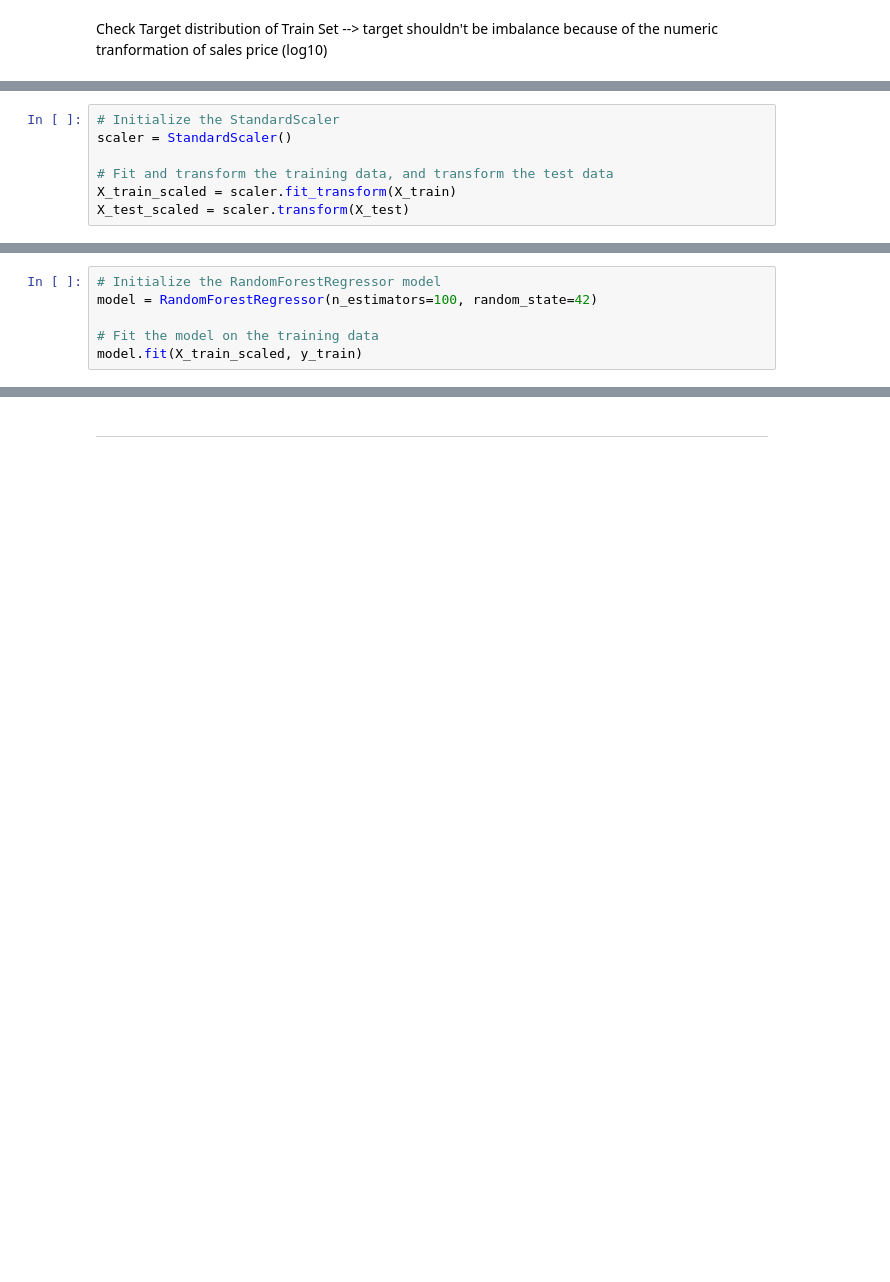
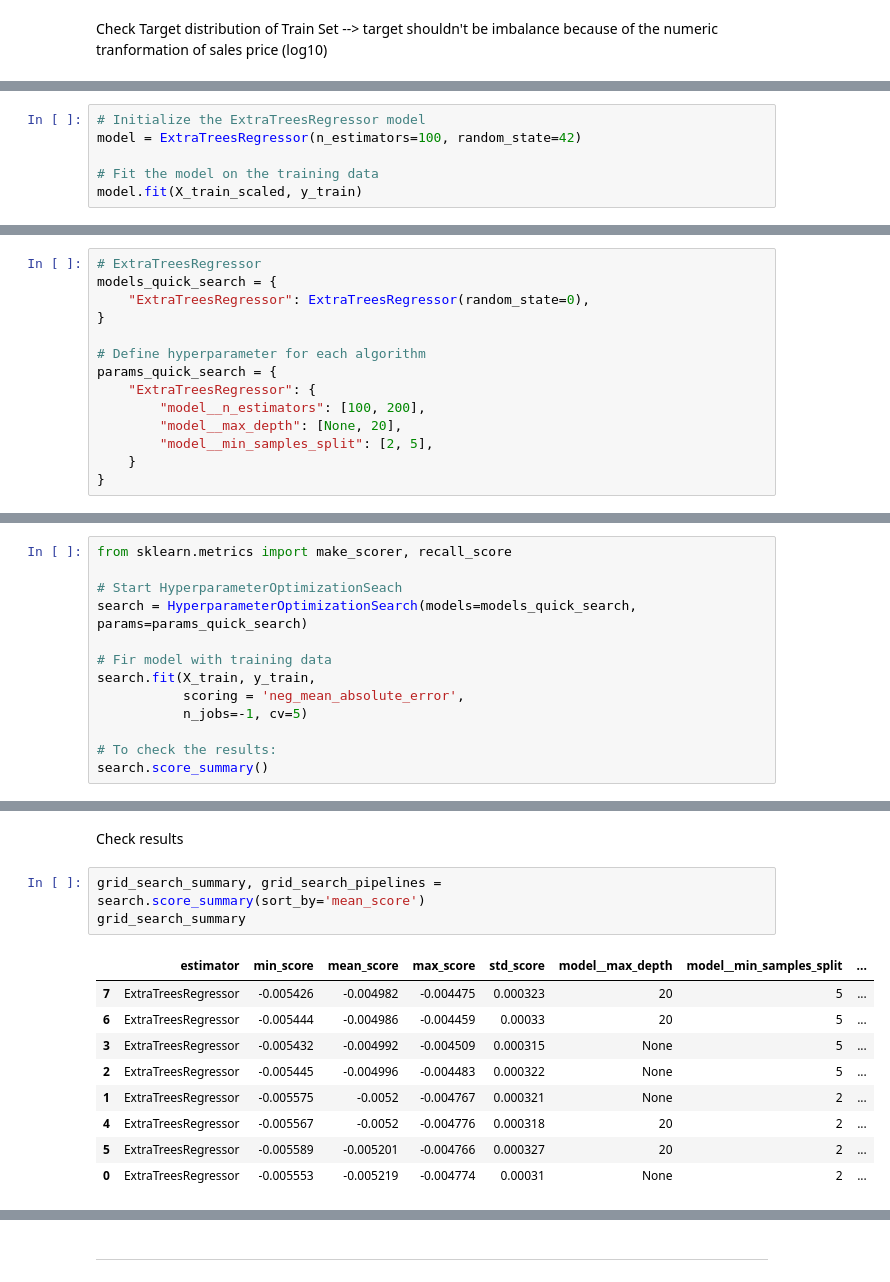
Before and after one commit to Fl0W97/ci-c5-housing-market-prices, a Jupyter notebook: jupyter_notebooks/04_modeling_and_evaluation_regression.ipynb, the cells around one changed output, grey strips where cells are left out. Cells and saved outputs as stored; diff of their text form; blank space fills up the shorter version.

```diff
--- a/jupyter_notebooks/04_modeling_and_evaluation_regression.ipynb
+++ b/jupyter_notebooks/04_modeling_and_evaluation_regression.ipynb
@@ -316,7 +320,0 @@ Using a model that is sensitive to the scale of data (like linear models or k-ne
-# %%
-# Initialize the StandardScaler
-scaler = StandardScaler()
-
-# Fit and transform the training data, and transform the test data
-X_train_scaled = scaler.fit_transform(X_train)
-X_test_scaled = scaler.transform(X_test)
@@ -325,6 +438,6 @@ X_test_scaled = scaler.transform(X_test)
 # %%
-# Initialize the RandomForestRegressor model
-model = RandomForestRegressor(n_estimators=100, random_state=42)
+# Initialize the ExtraTreesRegressor model
+model = ExtraTreesRegressor(n_estimators=100, random_state=42)
 
 # Fit the model on the training data
 model.fit(X_train_scaled, y_train)
@@ -332,0 +446,14 @@ RandomForestRegressor(random_state=42)
+# %%
+# ExtraTreesRegressor
+models_quick_search = {
+    "ExtraTreesRegressor": ExtraTreesRegressor(random_state=0),
+}
+
+# Define hyperparameter for each algorithm
+params_quick_search = {
+    "ExtraTreesRegressor": {
+        "model__n_estimators": [100, 200],
+        "model__max_depth": [None, 20],
+        "model__min_samples_split": [2, 5],
+    }
+}
@@ -332,0 +462,13 @@ RandomForestRegressor(random_state=42)
+# %%
+from sklearn.metrics import make_scorer, recall_score
+
+# Start HyperparameterOptimizationSeach
+search = HyperparameterOptimizationSearch(models=models_quick_search, params=params_quick_search)
+
+# Fir model with training data
+search.fit(X_train, y_train,
+           scoring = 'neg_mean_absolute_error',
+           n_jobs=-1, cv=5)
+
+# To check the results:
+search.score_summary()
@@ -332,0 +496,15 @@ RandomForestRegressor(random_state=42)
+# %% [markdown]
+Check results
+# %%
+grid_search_summary, grid_search_pipelines = search.score_summary(sort_by='mean_score')
+grid_search_summary
+# %% [output]
+|  | estimator | min_score | mean_score | max_score | std_score | model__max_depth | model__min_samples_split | ... |
+| 7 | ExtraTreesRegressor | -0.005426 | -0.004982 | -0.004475 | 0.000323 | 20 | 5 | ... |
+| 6 | ExtraTreesRegressor | -0.005444 | -0.004986 | -0.004459 | 0.00033 | 20 | 5 | ... |
+| 3 | ExtraTreesRegressor | -0.005432 | -0.004992 | -0.004509 | 0.000315 | None | 5 | ... |
+| 2 | ExtraTreesRegressor | -0.005445 | -0.004996 | -0.004483 | 0.000322 | None | 5 | ... |
+| 1 | ExtraTreesRegressor | -0.005575 | -0.0052 | -0.004767 | 0.000321 | None | 2 | ... |
+| 4 | ExtraTreesRegressor | -0.005567 | -0.0052 | -0.004776 | 0.000318 | 20 | 2 | ... |
+| 5 | ExtraTreesRegressor | -0.005589 | -0.005201 | -0.004766 | 0.000327 | 20 | 2 | ... |
+| 0 | ExtraTreesRegressor | -0.005553 | -0.005219 | -0.004774 | 0.00031 | None | 2 | ... |
```
Also changed, not shown: parts of 51 cells of this notebook, 12 other files.
